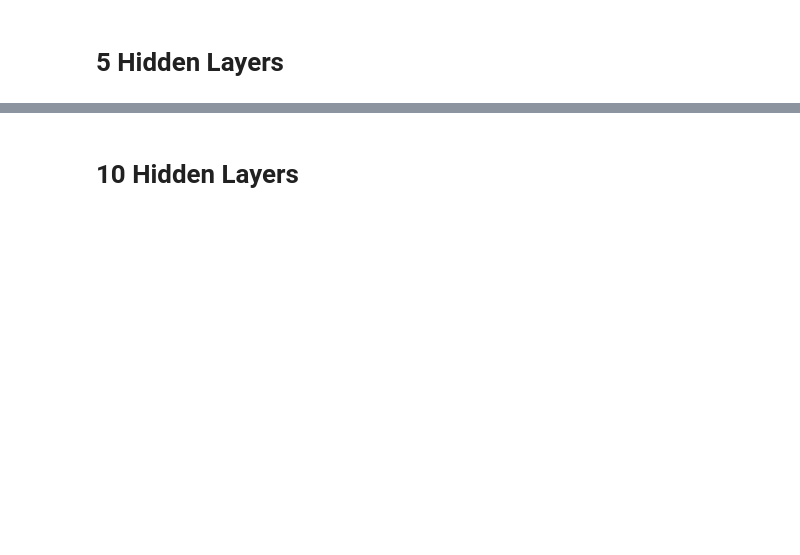
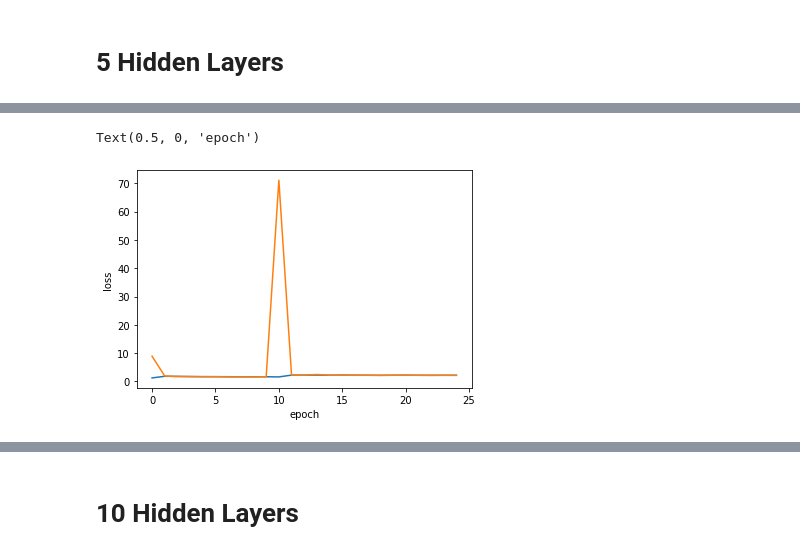
Before and after one commit to tig3r66/youreka_genes, a Jupyter notebook: src/neural_net/layer_eval.ipynb, the cells around one changed output, grey strips where cells are left out. Drawn from its saved outputs; the diff is of its cells as text; code cells hidden in the pictures; blank space fills up the shorter version.

```diff
--- a/src/neural_net/layer_eval.ipynb
+++ b/src/neural_net/layer_eval.ipynb
@@ -227,3 +238,11 @@ plt.show()
+# %%
+plt.plot(history5.history['loss'])
+plt.plot(history5.history['val_loss'])
+plt.ylabel('loss')
+plt.xlabel('epoch')
+# %% [output]
+Text(0.5, 0, 'epoch')
+[figure, added]
 # %%
 cm = confusion_matrix(y_test, y_pred5)
 plt.rcParams.update({'font.size': 10})
```
Also changed, not shown: parts of 26 cells of this notebook, 14 other files.
